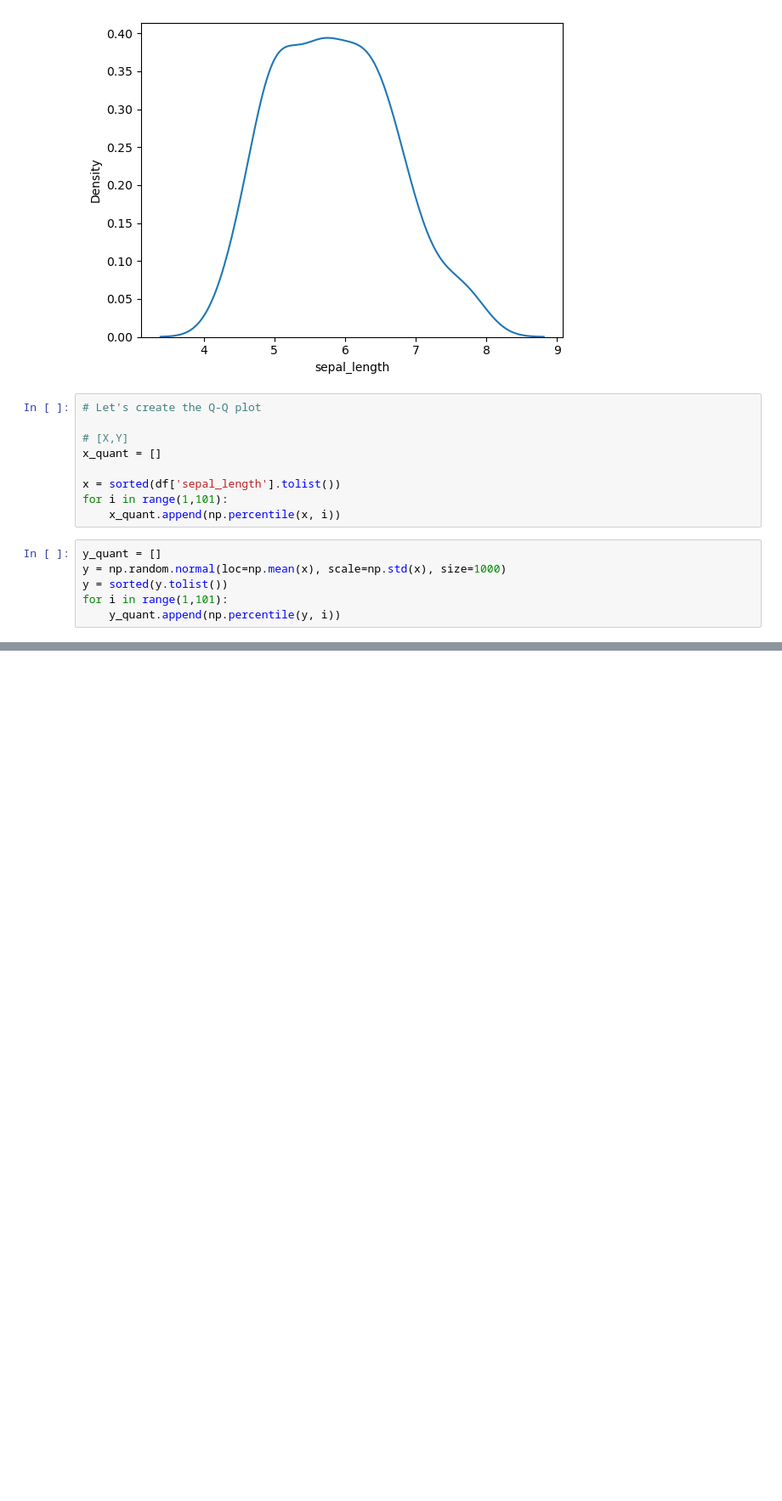
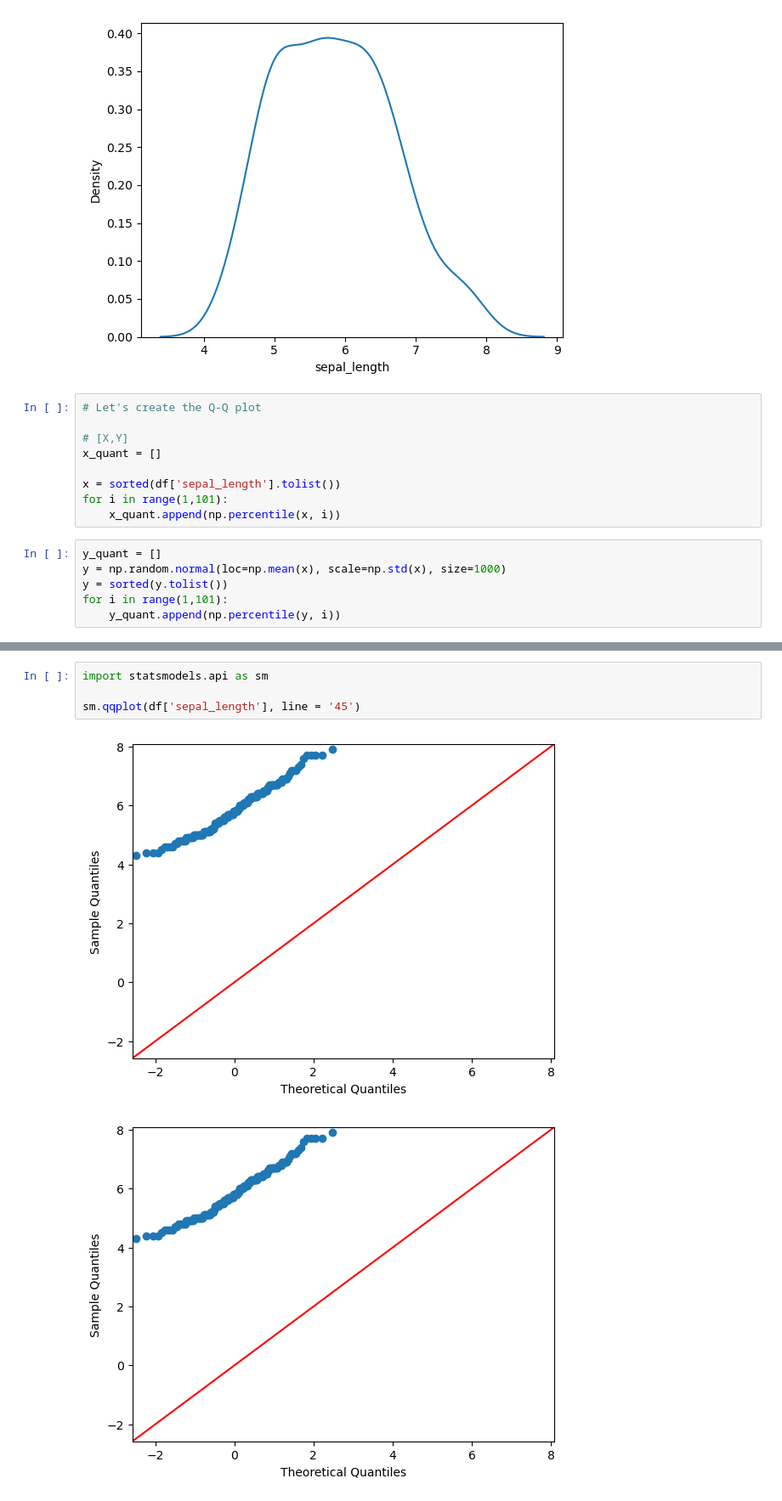
Before and after one commit to Shrikantlala24/Machine-learning, a Jupyter notebook: qq_plot.ipynb, the cells around one changed output, grey strips where cells are left out. Shown at 85% size. Cells and saved outputs as stored; diff of their text form; blank space fills up the shorter version.

```diff
--- a/qq_plot.ipynb
+++ b/qq_plot.ipynb
@@ -46,0 +63,7 @@ plt.scatter(x_quant, y_quant)
+# %%
+import statsmodels.api as sm
+
+sm.qqplot(df['sepal_length'], line = '45')
+# %% [output]
+[figure, added]
+[figure, added]
```
Also changed, not shown: parts of 3 cells of this notebook.
